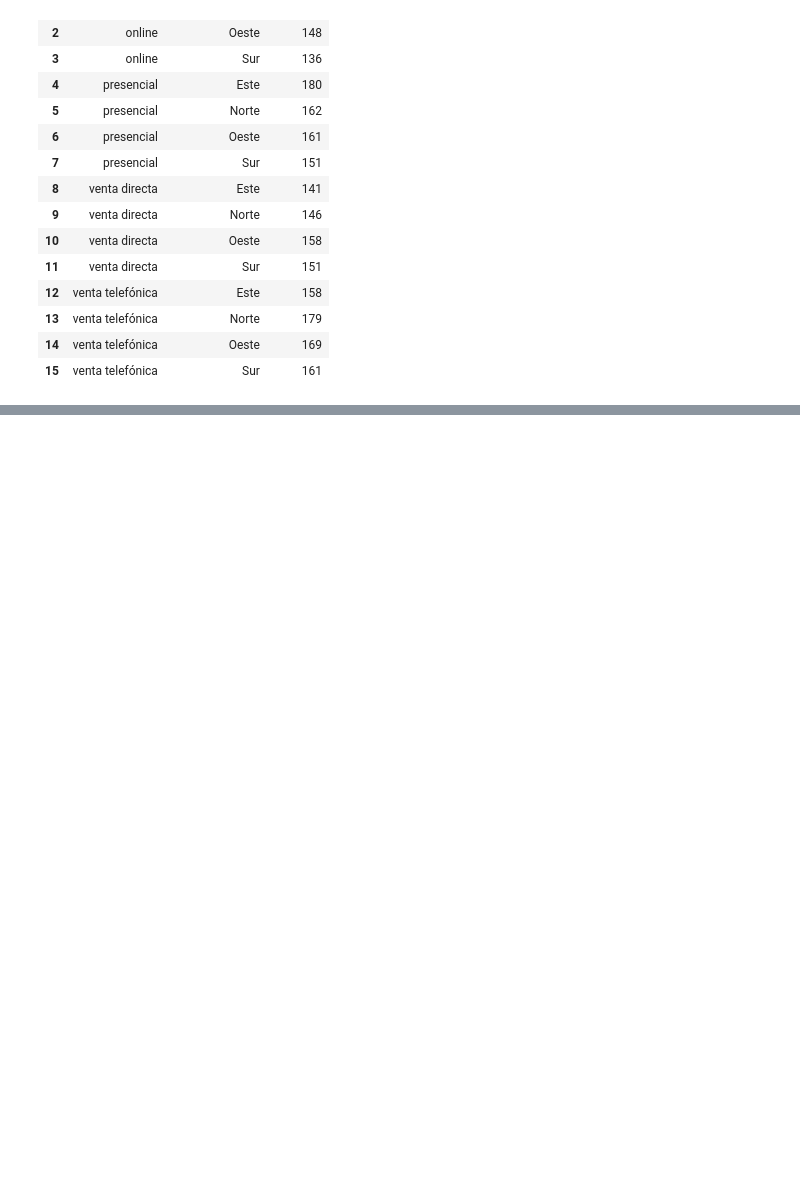
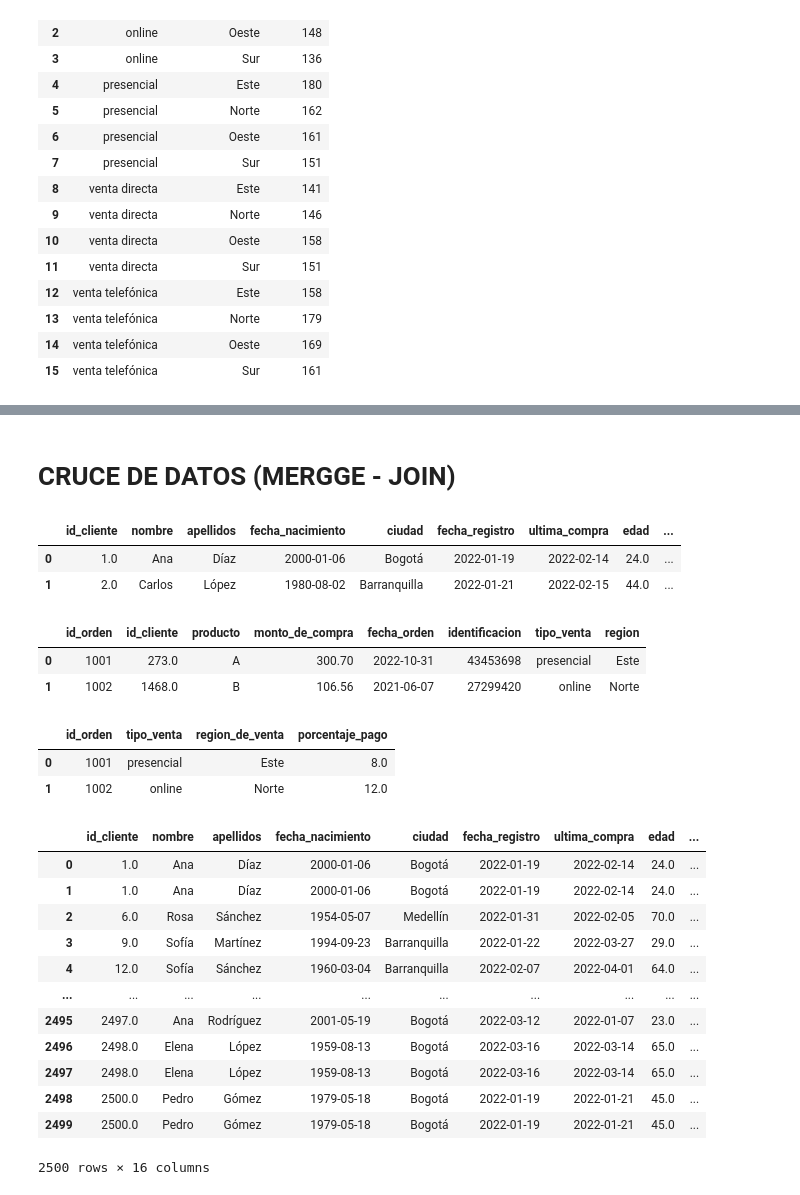
Before and after one commit to Juanesalamanca/INTRODUCCION, a Jupyter notebook: DatosExcel/Procesamiento de datos.ipynb, the cells around one changed output, grey strips where cells are left out. Cells and saved outputs as stored; diff of their text form; code cells hidden in the pictures; blank space fills up the shorter version.

Commit message:
merge2

```diff
--- a/DatosExcel/Procesamiento de datos.ipynb
+++ b/DatosExcel/Procesamiento de datos.ipynb
@@ -500,0 +510,37 @@ grupo
+# %% [markdown]
+# CRUCE DE DATOS (MERGGE - JOIN)
+# %%
+df1_drop.head(2)
+# %% [output]
+|  | id_cliente | nombre | apellidos | fecha_nacimiento | ciudad | fecha_registro | ultima_compra | edad | ... |
+| 0 | 1.0 | Ana | Díaz | 2000-01-06 | Bogotá | 2022-01-19 | 2022-02-14 | 24.0 | ... |
+| 1 | 2.0 | Carlos | López | 1980-08-02 | Barranquilla | 2022-01-21 | 2022-02-15 | 44.0 | ... |
+# %%
+df2_drop.head(2)
+# %% [output]
+|  | id_orden | id_cliente | producto | monto_de_compra | fecha_orden | identificacion | tipo_venta | region |
+| 0 | 1001 | 273.0 | A | 300.70 | 2022-10-31 | 43453698 | presencial | Este |
+| 1 | 1002 | 1468.0 | B | 106.56 | 2021-06-07 | 27299420 | online | Norte |
+# %%
+df3_drop.head(2)
+# %% [output]
+|  | id_orden | tipo_venta | region_de_venta | porcentaje_pago |
+| 0 | 1001 | presencial | Este | 8.0 |
+| 1 | 1002 | online | Norte | 12.0 |
+# %%
+merge1=pd.merge(df1_drop,df2_drop,on='id_cliente',how='inner')
+merge1
+# %% [output]
+|  | id_cliente | nombre | apellidos | fecha_nacimiento | ciudad | fecha_registro | ultima_compra | edad | ... |
+| 0 | 1.0 | Ana | Díaz | 2000-01-06 | Bogotá | 2022-01-19 | 2022-02-14 | 24.0 | ... |
+| 1 | 1.0 | Ana | Díaz | 2000-01-06 | Bogotá | 2022-01-19 | 2022-02-14 | 24.0 | ... |
+| 2 | 6.0 | Rosa | Sánchez | 1954-05-07 | Medellín | 2022-01-31 | 2022-02-05 | 70.0 | ... |
+| 3 | 9.0 | Sofía | Martínez | 1994-09-23 | Barranquilla | 2022-01-22 | 2022-03-27 | 29.0 | ... |
+| 4 | 12.0 | Sofía | Sánchez | 1960-03-04 | Barranquilla | 2022-02-07 | 2022-04-01 | 64.0 | ... |
+| ... | ... | ... | ... | ... | ... | ... | ... | ... | ... |
+| 2495 | 2497.0 | Ana | Rodríguez | 2001-05-19 | Bogotá | 2022-03-12 | 2022-01-07 | 23.0 | ... |
+| 2496 | 2498.0 | Elena | López | 1959-08-13 | Bogotá | 2022-03-16 | 2022-03-14 | 65.0 | ... |
+| 2497 | 2498.0 | Elena | López | 1959-08-13 | Bogotá | 2022-03-16 | 2022-03-14 | 65.0 | ... |
+| 2498 | 2500.0 | Pedro | Gómez | 1979-05-18 | Bogotá | 2022-01-19 | 2022-01-21 | 45.0 | ... |
+| 2499 | 2500.0 | Pedro | Gómez | 1979-05-18 | Bogotá | 2022-01-19 | 2022-01-21 | 45.0 | ... |
+2500 rows × 16 columns
```
Also changed, not shown: parts of 3 cells of this notebook.
